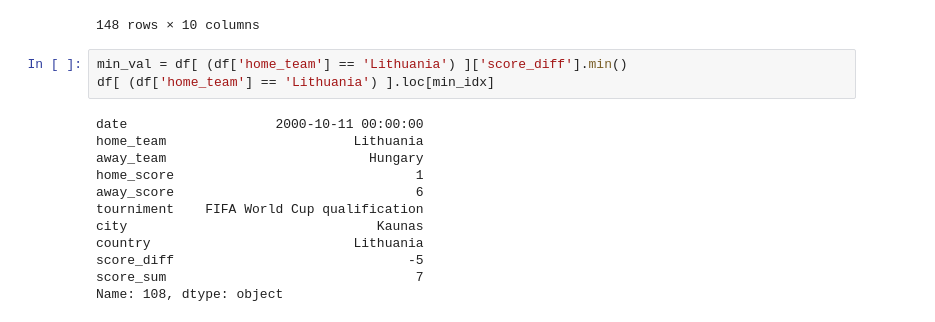
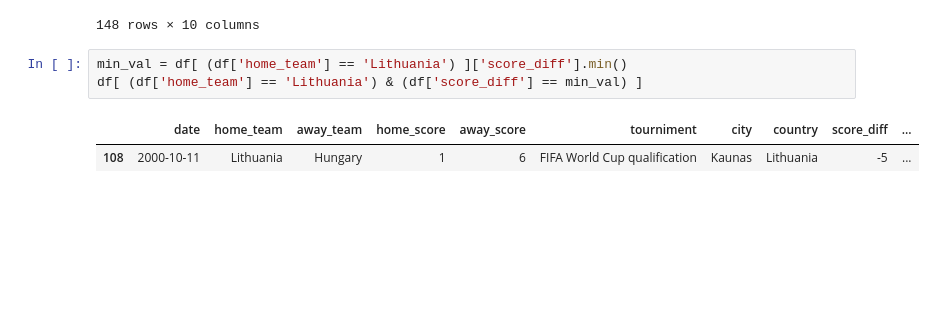
Before and after one commit to Robotuks/20221108VCSDMAB2B, a Jupyter notebook: lesson_10.ipynb, the cells around one changed output. Cells and saved outputs as stored; diff of their text form; blank space fills up the shorter version.

```diff
--- a/lesson_10.ipynb
+++ b/lesson_10.ipynb
@@ -968,16 +968,7 @@ df[ (df['home_team'] == 'Lithuania') ].sort_values('score_diff').iloc[0]
 148 rows × 10 columns
 # %%
 min_val = df[ (df['home_team'] == 'Lithuania') ]['score_diff'].min()
-df[ (df['home_team'] == 'Lithuania') ].loc[min_idx]
+df[ (df['home_team'] == 'Lithuania') & (df['score_diff'] == min_val) ]
 # %% [output]
-date                   2000-10-11 00:00:00
-home_team                        Lithuania
-away_team                          Hungary
-home_score                               1
-away_score                               6
-tourniment    FIFA World Cup qualification
-city                                Kaunas
-country                          Lithuania
-score_diff                              -5
-score_sum                                7
-Name: 108, dtype: object
+|  | date | home_team | away_team | home_score | away_score | tourniment | city | country | score_diff | ... |
+| 108 | 2000-10-11 | Lithuania | Hungary | 1 | 6 | FIFA World Cup qualification | Kaunas | Lithuania | -5 | ... |
```
